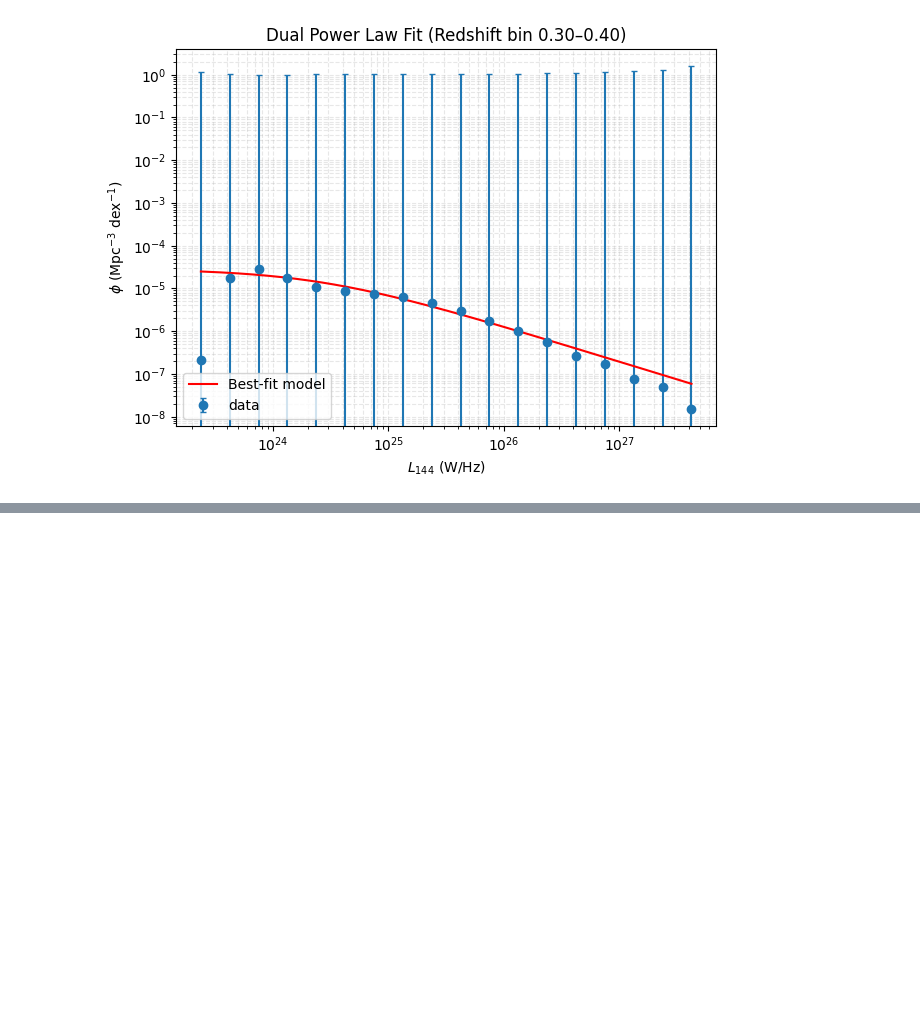
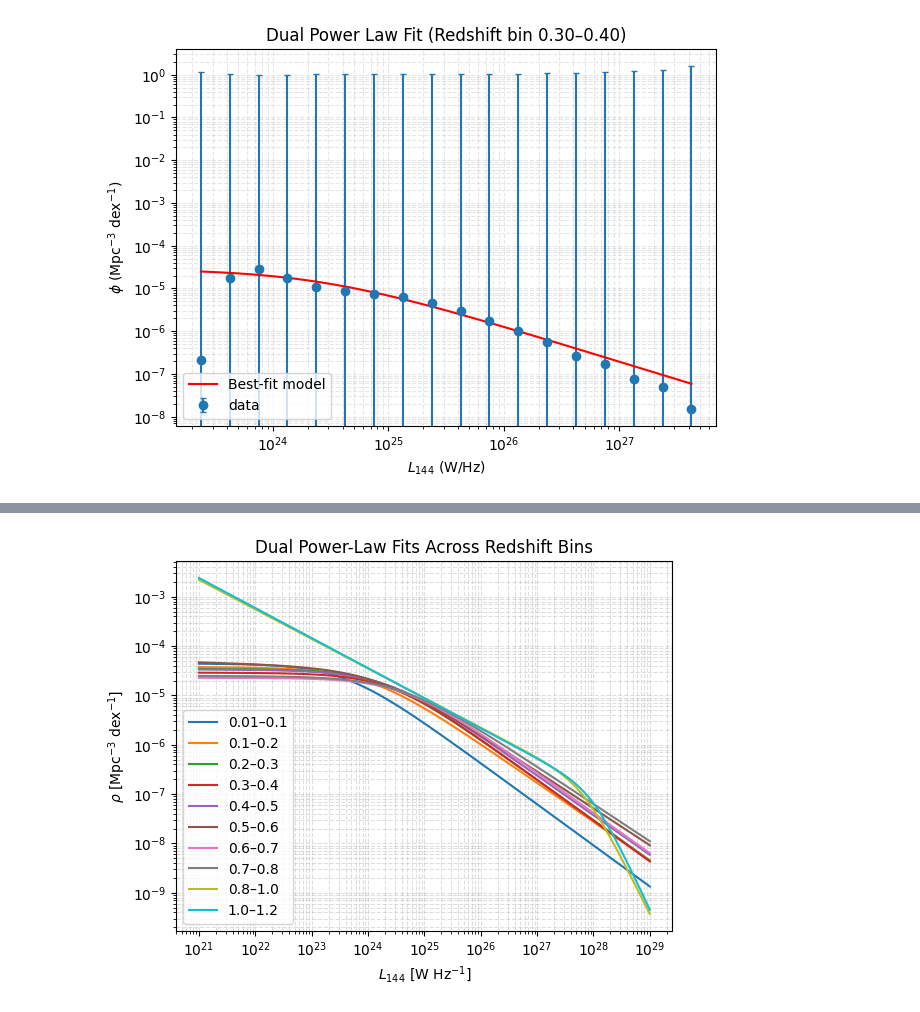
Before and after one commit to Aswin-Neel/lotss-dr2-agn-analysis, a Jupyter notebook: notebooks/01-explore-catalog.ipynb, the cells around one changed output, grey strips where cells are left out. Drawn from its saved outputs; the diff is of its cells as text; code cells hidden in the pictures; blank space fills up the shorter version.

Commit message:
added mcmc plot code

```diff
--- a/notebooks/01-explore-catalog.ipynb
+++ b/notebooks/01-explore-catalog.ipynb
@@ -420,0 +496,25 @@ WARNING:root:Too few points to create valid contours
+# %%
+#plotting the results
+for i, sampler in enumerate(mcmc_results):
+    if sampler is None:
+        continue
+
+    samples = sampler.get_chain(discard=500, flat=True)
+    best_params = np.median(samples, axis=0)
+    log_phi_star, log_L_star, alpha, beta = best_params
+
+    logL_fit = np.linspace(21, 29, 200)
+    model = dual_power_law(logL_fit, log_phi_star, log_L_star, alpha, beta)
+
+    plt.plot(10**logL_fit, model, label=f'{z_bins[i][0]}–{z_bins[i][1]}')
+
+plt.xscale('log')
+plt.yscale('log')
+plt.xlabel(r'$L_{144}$ [W Hz$^{-1}$]')
+plt.ylabel(r'$\rho$ [Mpc$^{-3}$ dex$^{-1}$]')
+plt.legend()
+plt.title("Dual Power-Law Fits Across Redshift Bins")
+plt.grid(True, which='both', ls='--', alpha=0.4)
+plt.show()
+# %% [output]
+[figure, added]
```
Also changed, not shown: parts of 4 cells of this notebook.
